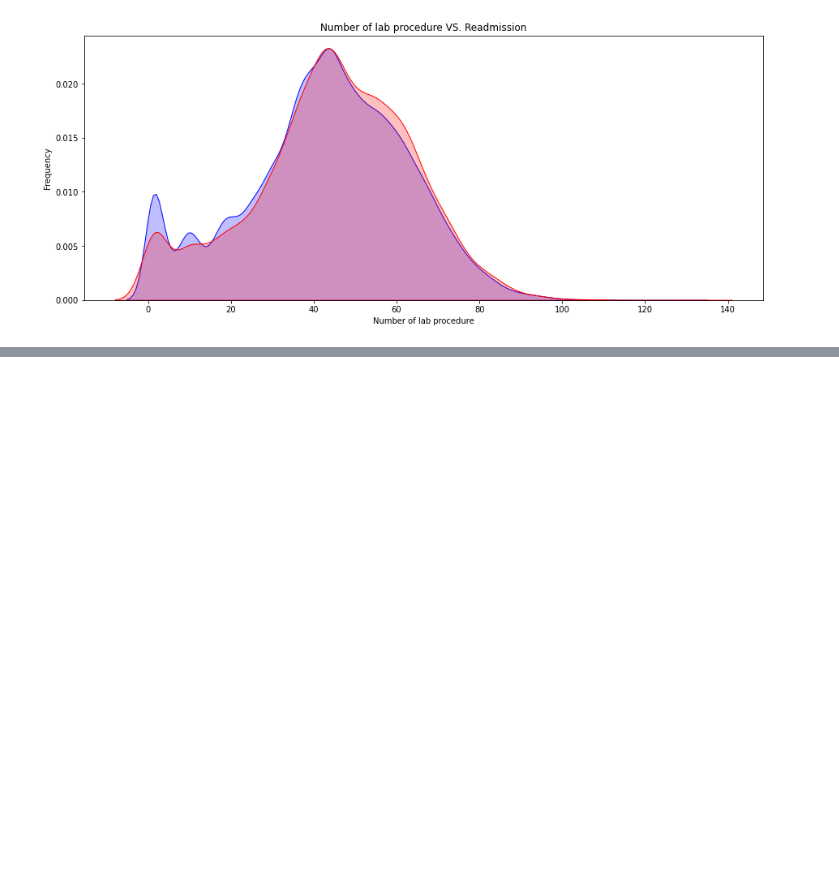
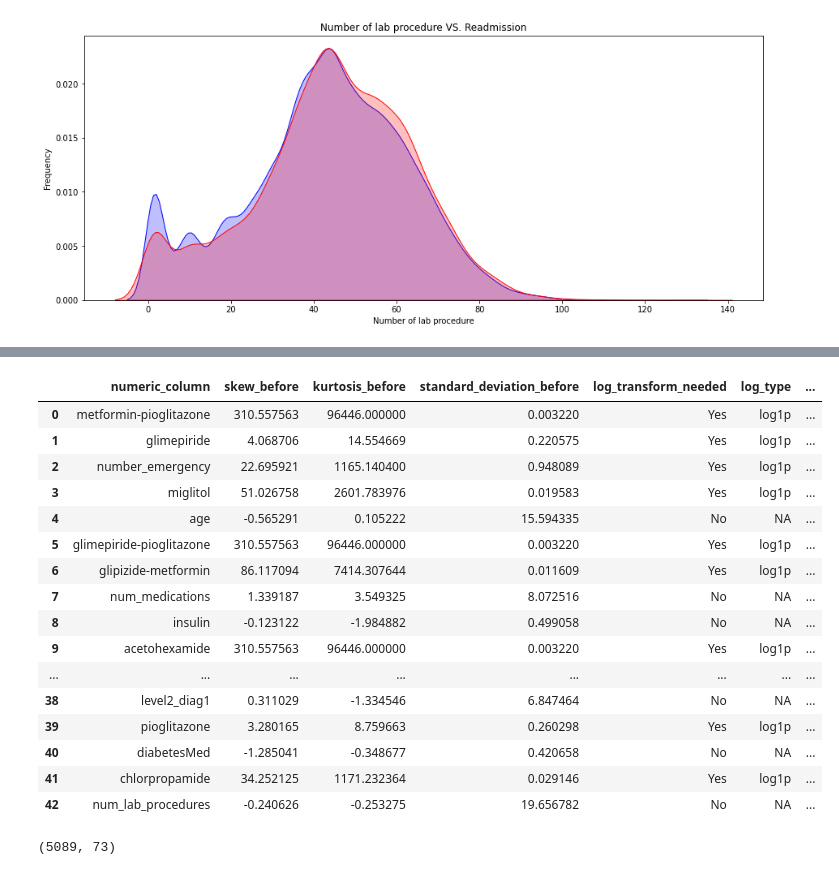
Before and after one commit to rahmanziaur/DTClassifierTest, a Jupyter notebook: ReadmissionTest.ipynb, the cells around one changed output, grey strips where cells are left out. Drawn from its saved outputs; the diff is of its cells as text; code cells hidden in the pictures; blank space fills up the shorter version.

```diff
--- a/ReadmissionTest.ipynb
+++ b/ReadmissionTest.ipynb
@@ -437,3 +455,11 @@ plt.title('Number of lab procedure VS. Readmission')
 # %% [output]
 Text(0.5, 1.0, 'Number of lab procedure VS. Readmission')
 [figure]
+# %%
+df['age'] = df['age'].astype('int64')
+#df['age'] = df['age'].astype('int')
+print(df.age.value_counts())
+# convert age categories to mid-point values
+age_dict = {1:5, 2:15, 3:25, 4:35, 5:45, 6:55, 7:65, 8:75, 9:85, 10:95}
+df['age'] = df.age.map(age_dict)
+print(df.age.value_counts())
@@ -439,0 +484,10 @@ Text(0.5, 1.0, 'Number of lab procedure VS. Readmission')
+# %%
+# convert data type of nominal features in dataframe to 'object' type
+i = ['encounter_id', 'patient_nbr', 'gender', 'admission_type_id', 'discharge_disposition_id', 'admission_source_id',\
+          'A1Cresult', 'metformin', 'repaglinide', 'nateglinide', 'chlorpropamide', 'glimepiride', 'acetohexamide', \
+          'glipizide', 'glyburide', 'tolbutamide', 'pioglitazone', 'rosiglitazone', 'acarbose','miglitol', \
+          'troglitazone', 'tolazamide', 'insulin', 'glyburide-metformin', 'glipizide-metformin', \
+          'glimepiride-pioglitazone', 'metformin-rosiglitazone', 'metformin-pioglitazone', 'change', 'diabetesMed', \
+          'age', 'A1Cresult', 'max_glu_serum', 'level1_diag1', 'level1_diag2', 'level1_diag3', 'level2_diag1', 'level2_diag2', 'level2_diag3']
+
+df[i] = df[i].astype('object')
@@ -439,0 +516,6 @@ Text(0.5, 1.0, 'Number of lab procedure VS. Readmission')
+# %%
+df['nummed'] = 0
+
+for col in keys:
+    df['nummed'] = df['nummed'] + df[col]
+df['nummed'].value_counts()
@@ -439,0 +531,4 @@ Text(0.5, 1.0, 'Number of lab procedure VS. Readmission')
+# %%
+# get list of only numeric features
+num_col = list(set(list(df._get_numeric_data().columns))- {'readmitted'})
+num_col
@@ -439,0 +622,20 @@ Text(0.5, 1.0, 'Number of lab procedure VS. Readmission')
+# %%
+statdataframe
+# %% [output]
+|  | numeric_column | skew_before | kurtosis_before | standard_deviation_before | log_transform_needed | log_type | ... |
+| 0 | metformin-pioglitazone | 310.557563 | 96446.000000 | 0.003220 | Yes | log1p | ... |
+| 1 | glimepiride | 4.068706 | 14.554669 | 0.220575 | Yes | log1p | ... |
+| 2 | number_emergency | 22.695921 | 1165.140400 | 0.948089 | Yes | log1p | ... |
+| 3 | miglitol | 51.026758 | 2601.783976 | 0.019583 | Yes | log1p | ... |
+| 4 | age | -0.565291 | 0.105222 | 15.594335 | No | NA | ... |
+| 5 | glimepiride-pioglitazone | 310.557563 | 96446.000000 | 0.003220 | Yes | log1p | ... |
+| 6 | glipizide-metformin | 86.117094 | 7414.307644 | 0.011609 | Yes | log1p | ... |
+| 7 | num_medications | 1.339187 | 3.549325 | 8.072516 | No | NA | ... |
+| 8 | insulin | -0.123122 | -1.984882 | 0.499058 | No | NA | ... |
+| 9 | acetohexamide | 310.557563 | 96446.000000 | 0.003220 | Yes | log1p | ... |
+| ... | ... | ... | ... | ... | ... | ... | ... |
+| 38 | level2_diag1 | 0.311029 | -1.334546 | 6.847464 | No | NA | ... |
+| 39 | pioglitazone | 3.280165 | 8.759663 | 0.260298 | Yes | log1p | ... |
+| 40 | diabetesMed | -1.285041 | -0.348677 | 0.420658 | No | NA | ... |
+| 41 | chlorpropamide | 34.252125 | 1171.232364 | 0.029146 | Yes | log1p | ... |
+| 42 | num_lab_procedures | -0.240626 | -0.253275 | 19.656782 | No | NA | ... |
@@ -439,0 +658,4 @@ Text(0.5, 1.0, 'Number of lab procedure VS. Readmission')
+# %%
+df.shape
+# %% [output]
+(5089, 73)
```
Also changed, not shown: parts of 16 cells of this notebook.
